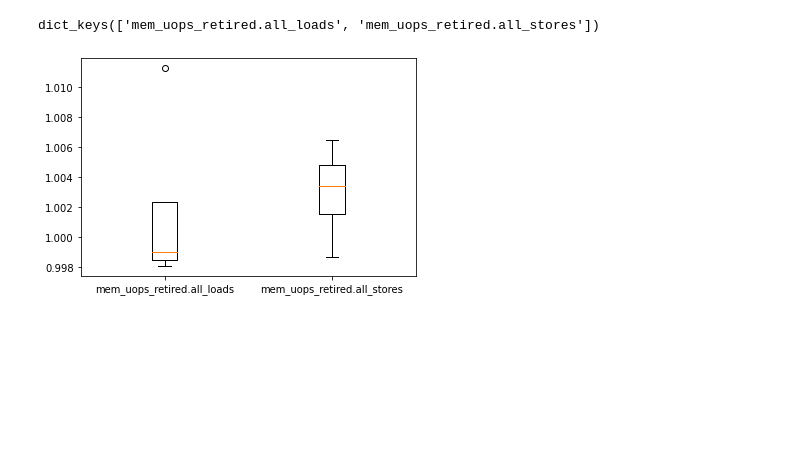
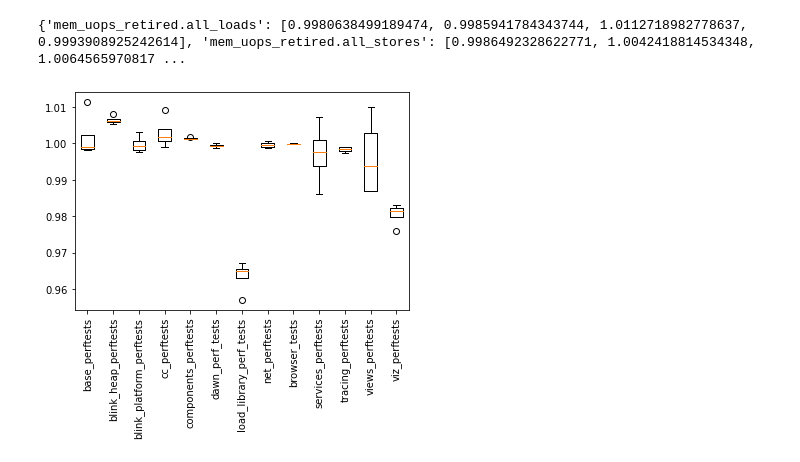
Before and after one commit to boomanaiden154/gsoc2022-notes, a Jupyter notebook: july/3/analysis1.ipynb, the cells around one changed output. Saved outputs shown, nothing was run; the diff lists cells and outputs as text; code cells hidden in the pictures; blank space fills up the shorter version.

```diff
--- a/july/3/analysis1.ipynb
+++ b/july/3/analysis1.ipynb
@@ -45,17 +47,21 @@ dict_keys(['base_perftests', 'blink_heap_perftests', 'blink_platform_perftests',
 # %%
 allTestMetrics = {}
 for test in testComparisonsAverages:
     allTestMetrics[test] = {}
     for testInstance in testComparisonsAverages[test]:
         for metric in testInstance:
             if metric not in allTestMetrics[test]:
                 allTestMetrics[test][metric] = []
             allTestMetrics[test][metric].append(testInstance[metric])
-print(metrics.keys())
+print(allTestMetrics["base_perftests"])
+LoadMetrics = {}
+for test in allTestMetrics:
+    LoadMetrics[test] = allTestMetrics[test]["mem_uops_retired.all_loads"]
 figure, axis = pyplot.subplots()
-axis.boxplot(metrics.values())
-axis.set_xticklabels(metrics.keys())
+axis.boxplot(LoadMetrics.values())
+axis.set_xticklabels(LoadMetrics.keys())
+pyplot.xticks(rotation=90)
 pyplot.show()
 # %% [output]
-dict_keys(['mem_uops_retired.all_loads', 'mem_uops_retired.all_stores'])
+{'mem_uops_retired.all_loads': [0.9980638499189474, 0.9985941784343744, 1.0112718982778637, 0.9993908925242614], 'mem_uops_retired.all_stores': [0.9986492328622771, 1.0042418814534348, 1.0064565970817 ...
-[figure, old version]
+[figure, new version]
```
Also changed, not shown: parts of 10 cells of this notebook.
